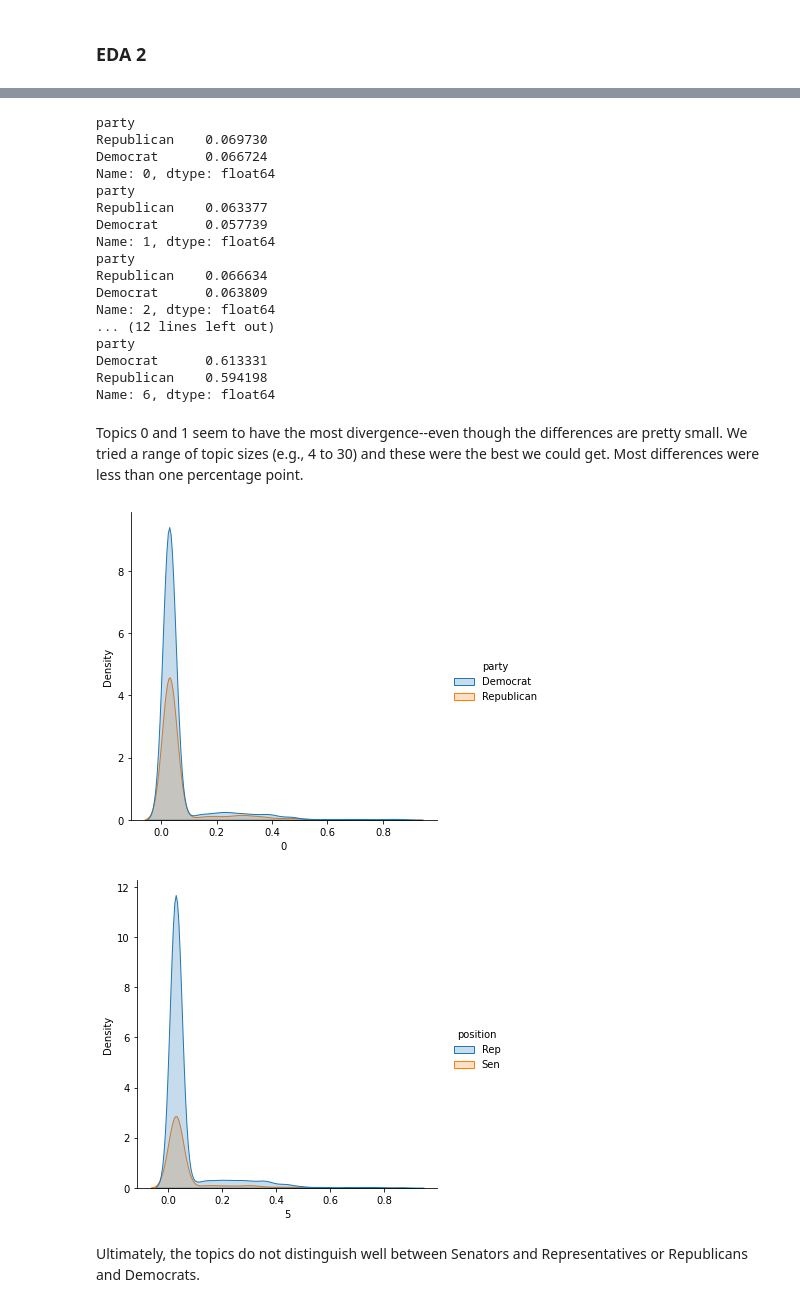
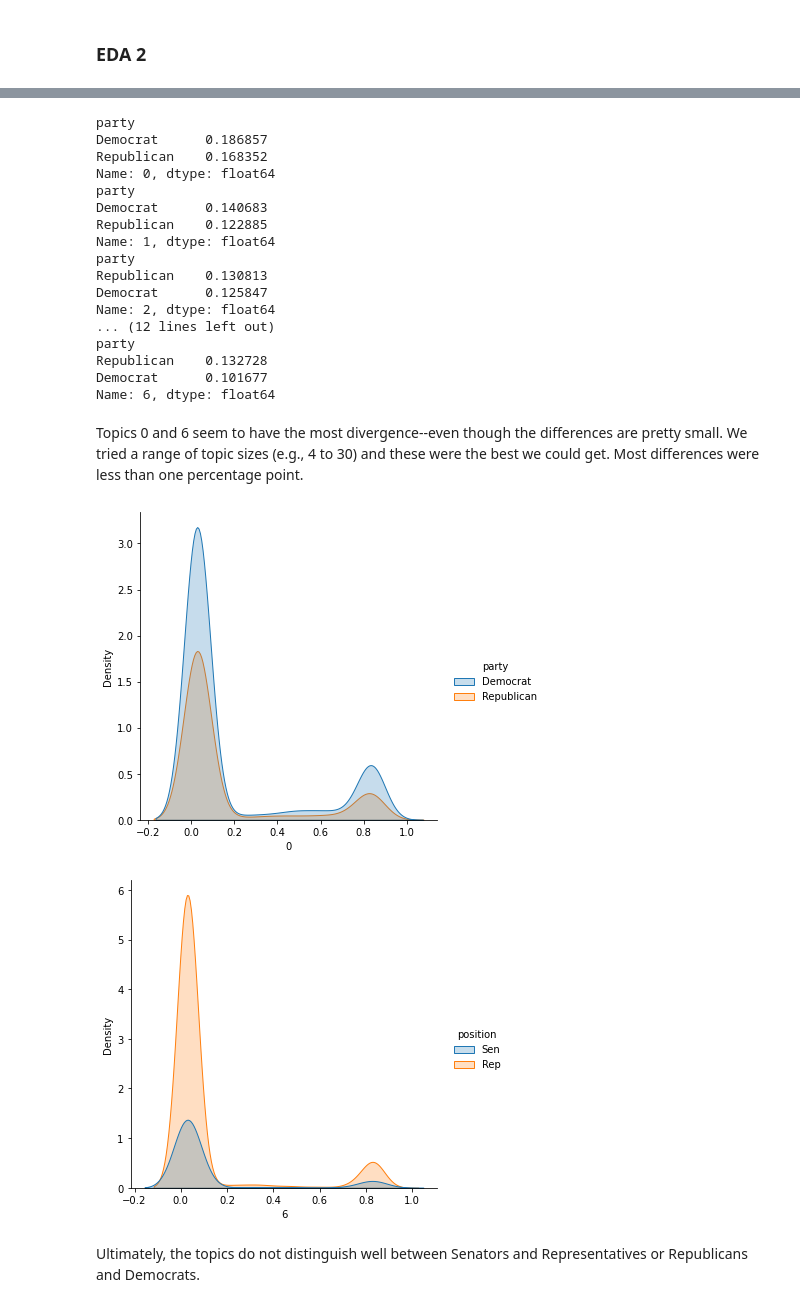
Before and after one commit to lawrence-j-liu/CSS_Project-5_Team-4_Spring-2021, a Jupyter notebook: Project 5 Student.ipynb, the cells around one changed output, grey strips where cells are left out. Saved outputs shown, nothing was run; the diff lists cells and outputs as text; code cells hidden in the pictures.

```diff
--- a/Project 5 Student.ipynb
+++ b/Project 5 Student.ipynb
@@ -74,0 +84,3 @@ congress_tweets.head()
+# %%
+congress_tweets = congress_tweets.reset_index(drop = True)
+congress_tweets.head()
@@ -322,34 +358,34 @@ for i in range(0, 7):
     print(grouped[i].mean().sort_values(ascending=False))
 # %% [output]
 party
-Republican    0.069730
-Democrat      0.066724
+Democrat      0.186857
+Republican    0.168352
 Name: 0, dtype: float64
 party
-Republican    0.063377
-Democrat      0.057739
+Democrat      0.140683
+Republican    0.122885
 Name: 1, dtype: float64
 party
-Republican    0.066634
-Democrat      0.063809
+Republican    0.130813
+Democrat      0.125847
 Name: 2, dtype: float64
 ... (12 lines left out)
 party
-Democrat      0.613331
-Republican    0.594198
+Republican    0.132728
+Democrat      0.101677
 Name: 6, dtype: float64
 # %% [markdown]
-Topics 0 and 1 seem to have the most divergence--even though the differences are pretty small. We tried a range of topic sizes (e.g., 4 to 30) and these were the best we could get. Most differences were less than one percentage point.
+Topics 0 and 6 seem to have the most divergence--even though the differences are pretty small. We tried a range of topic sizes (e.g., 4 to 30) and these were the best we could get. Most differences were less than one percentage point.
 # %%
 sns.displot(df_w_topics, x=df_w_topics[0], hue = "party", kind = 'kde', fill = 'true')
 plt.show()
 # %% [output]
-[figure, old version]
+[figure, new version]
 # %%
-sns.displot(df_w_topics, x=df_w_topics[5], hue = "position", kind = 'kde', fill = 'true')
+sns.displot(df_w_topics, x=df_w_topics[6], hue = "position", kind = 'kde', fill = 'true')
 plt.show()
 # %% [output]
-[figure, old version]
+[figure, new version]
 # %% [markdown]
 Ultimately, the topics do not distinguish well between Senators and Representatives or Republicans and Democrats.
 # %% [markdown]
```
Also changed, not shown: parts of 82 cells of this notebook.
